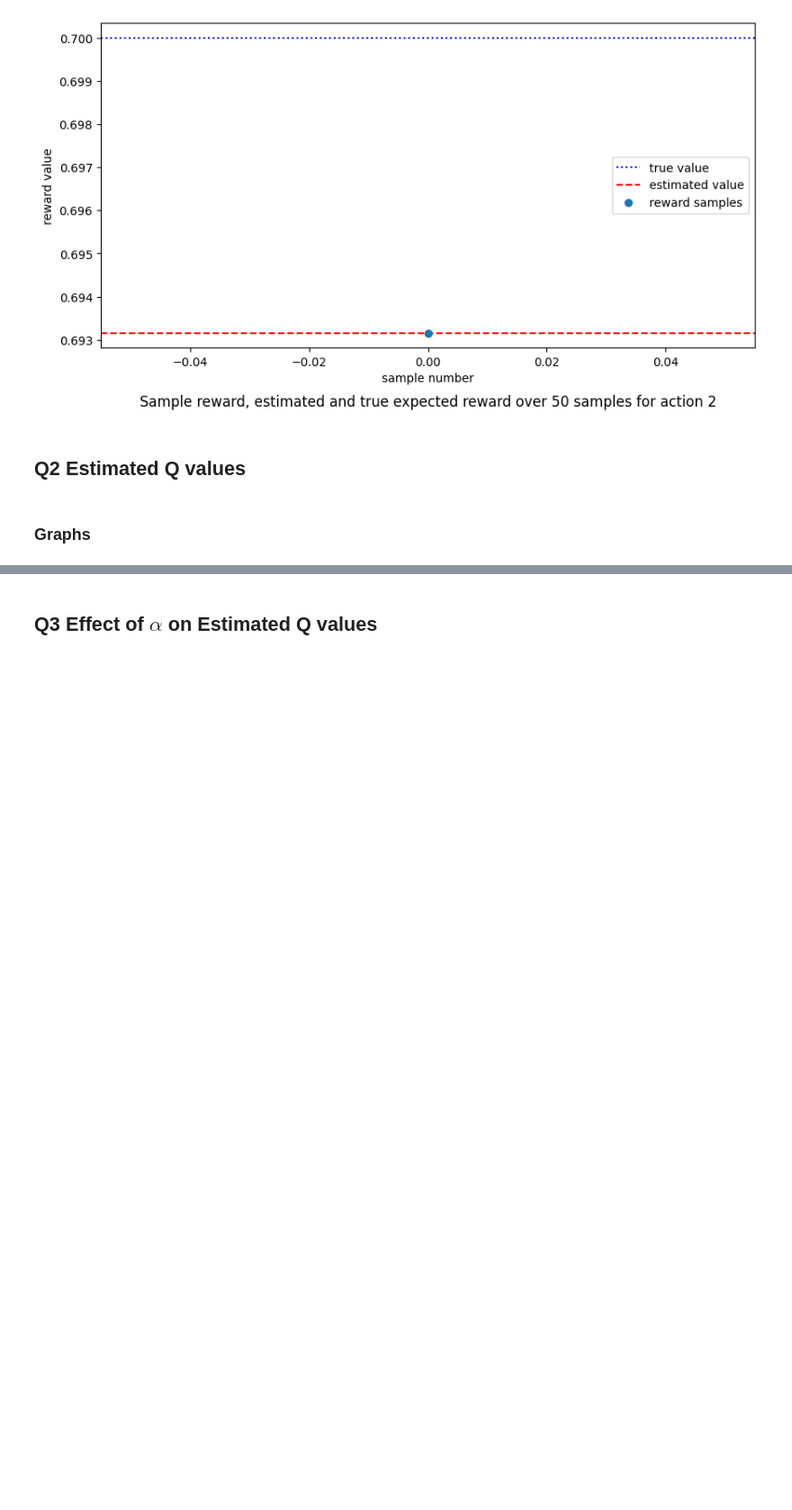
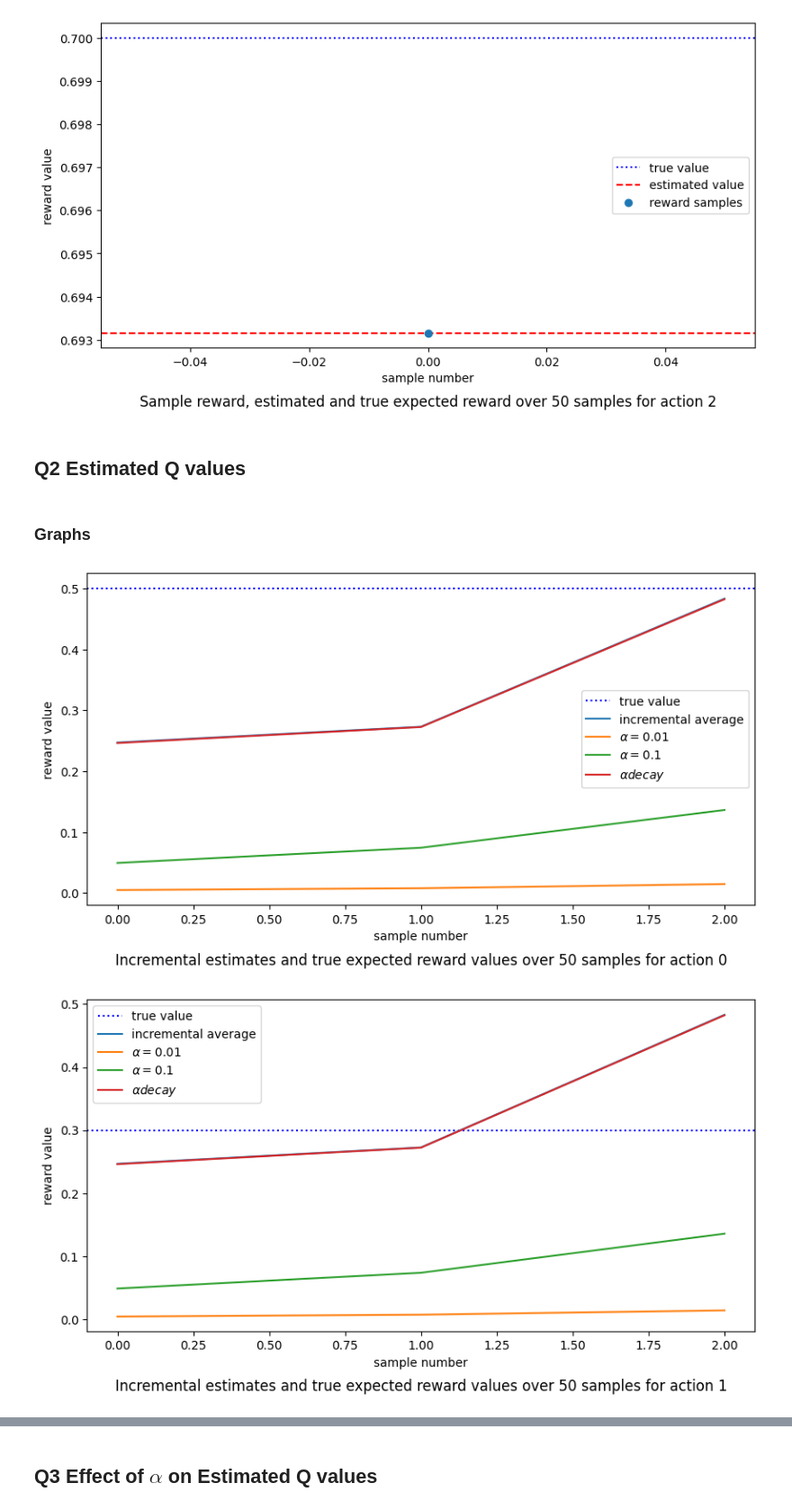
Before and after one commit to ma-nadeau/BanditAlgorithms, a Jupyter notebook: COMP579_Assignment1_sample_code.ipynb, the cells around one changed output, grey strips where cells are left out. Shown at 90% size. Drawn from its saved outputs; the diff is of its cells as text; code cells hidden in the pictures; blank space fills up the shorter version.

```diff
--- a/COMP579_Assignment1_sample_code.ipynb
+++ b/COMP579_Assignment1_sample_code.ipynb
@@ -158,26 +168,29 @@ def updateDecaying(reward_samples, alpha_0=0.5, lambda_=0.01, p=0.5):
 # %%
 for action in actions:
   fig, ax = plt.subplots()
 
   # TODO:
-  incr_avgs =
-  alpha_1_percent =
-  alpha_10_percent =
-  alpha_decay =
-  true_value =
+  incr_avgs = list(updateAvg(action_rewards))
+  alpha_1_percent = list(update(action_rewards, 0.01))
+  alpha_10_percent = list(update(action_rewards, 0.1))
+  alpha_decay = list(updateDecaying(action_rewards))
+  true_value = means[action]
 
   # draw the true value line
   line_true_val = ax.axhline(y = true_value, color = 'b', linestyle = ':', label = "true value")
 
   # plot incremental values for averaging, alpha = 0.01, alpha = 0.1
   plt_incr_avgs, = ax.plot(incr_avgs, label = "incremental average")
   plt_alpha_1_percent, = ax.plot(alpha_1_percent, label = r"$\alpha = 0.01$")
   plt_alpha_10_percent, = ax.plot(alpha_10_percent, label = r"$\alpha = 0.1$")
   plt_alpha_decay, = ax.plot(alpha_decay, label = r"$\alpha decay$")
 
   ax.set_xlabel("sample number")
   ax.set_ylabel("reward value")
   ax.set_title("Incremental estimates and true expected reward values over 50 samples for action %s" %action, y=-0.2)
 
   # show the legend with the labels of the line
   ax.legend(handles=[line_true_val, plt_incr_avgs, plt_alpha_1_percent, plt_alpha_10_percent, plt_alpha_decay])
+# %% [output]
+[figure, added]
+[figure, added]
```
Also changed, not shown: parts of 3 cells of this notebook.
